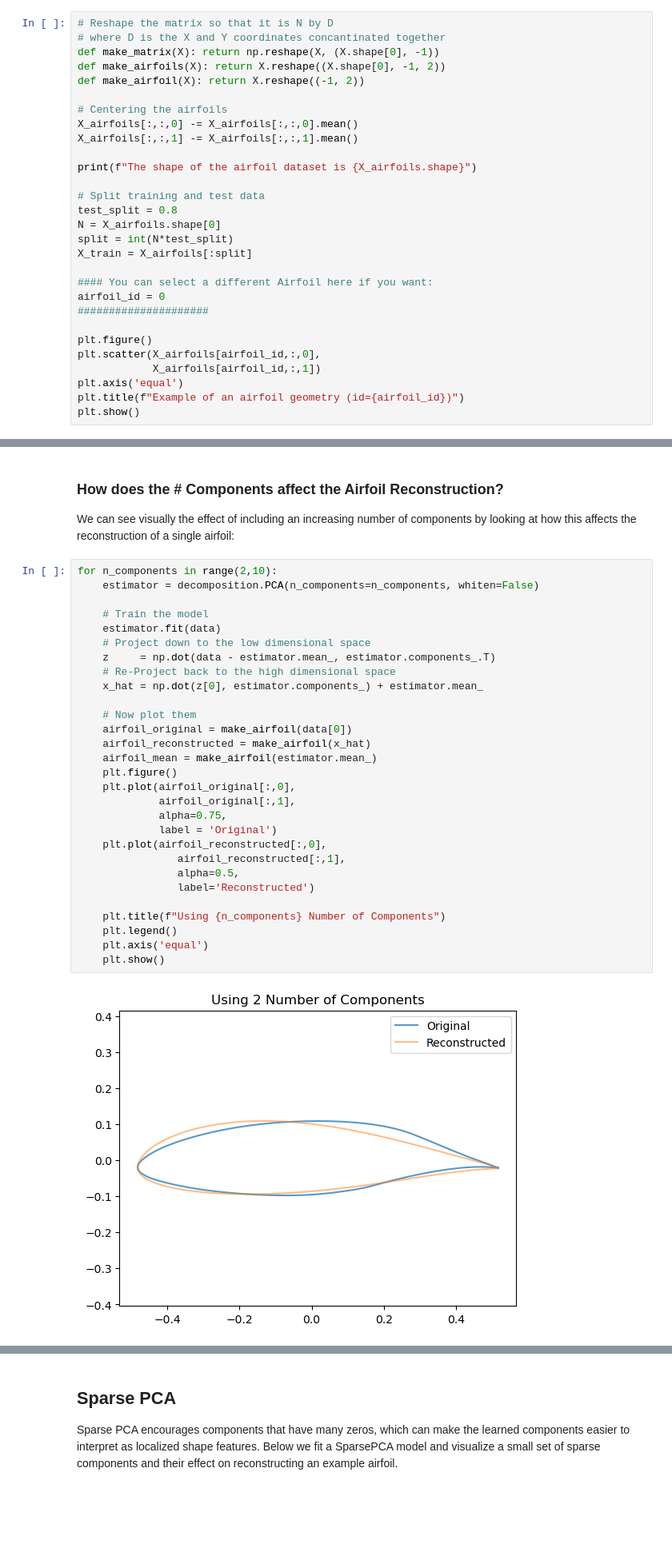
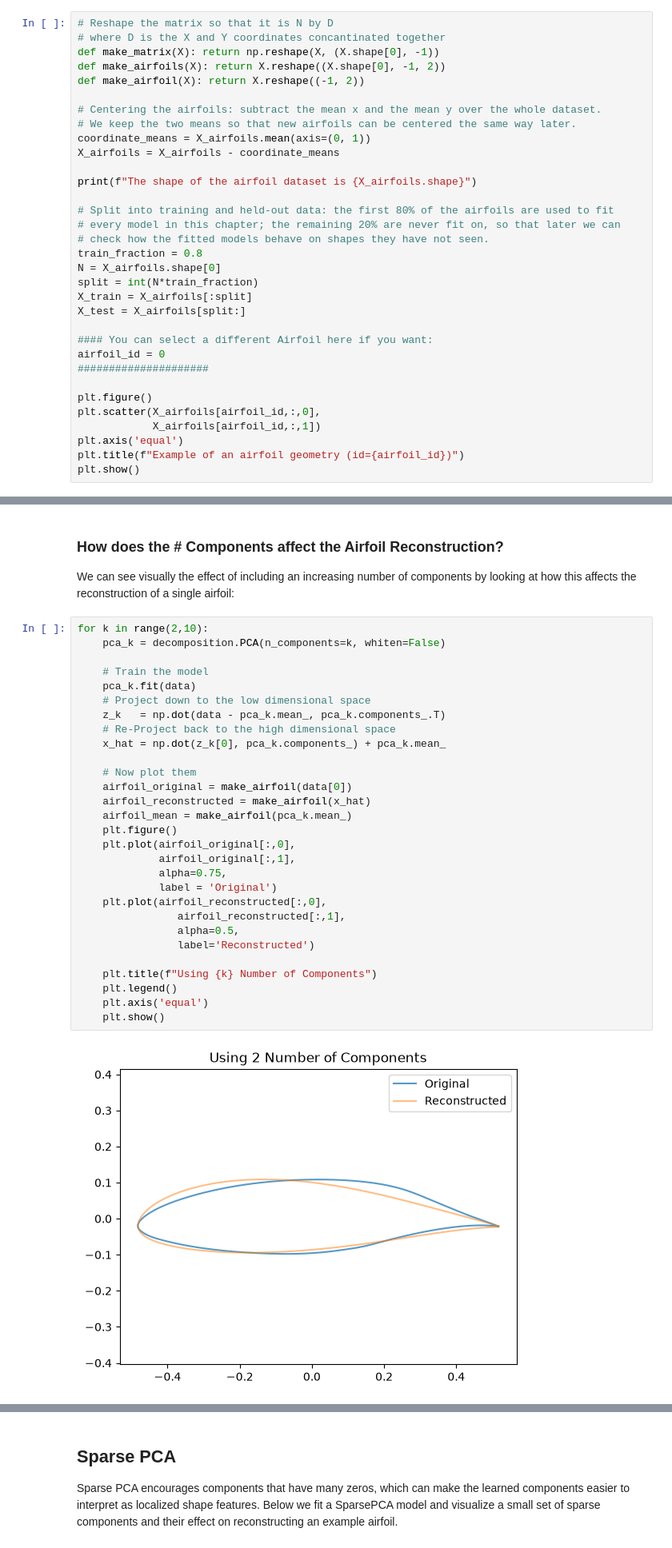
Before and after one commit to IDEALLab/ML4ME_Textbook, a Jupyter notebook: part1/linear_decompositions.ipynb, the cells around one changed output, grey strips where cells are left out. Shown at 80% size. Saved outputs shown, nothing was run; the diff lists cells and outputs as text; blank space fills up the shorter version.

```diff
--- a/part1/linear_decompositions.ipynb
+++ b/part1/linear_decompositions.ipynb
@@ -35,17 +45,21 @@ def make_matrix(X): return np.reshape(X, (X.shape[0], -1))
 def make_airfoils(X): return X.reshape((X.shape[0], -1, 2))
 def make_airfoil(X): return X.reshape((-1, 2))
 
-# Centering the airfoils
-X_airfoils[:,:,0] -= X_airfoils[:,:,0].mean()
-X_airfoils[:,:,1] -= X_airfoils[:,:,1].mean()
+# Centering the airfoils: subtract the mean x and the mean y over the whole dataset.
+# We keep the two means so that new airfoils can be centered the same way later.
+coordinate_means = X_airfoils.mean(axis=(0, 1))
+X_airfoils = X_airfoils - coordinate_means
 
 print(f"The shape of the airfoil dataset is {X_airfoils.shape}")
 
-# Split training and test data
-test_split = 0.8
+# Split into training and held-out data: the first 80% of the airfoils are used to fit
+# every model in this chapter; the remaining 20% are never fit on, so that later we can
+# check how the fitted models behave on shapes they have not seen.
+train_fraction = 0.8
 N = X_airfoils.shape[0]
-split = int(N*test_split)
+split = int(N*train_fraction)
 X_train = X_airfoils[:split]
+X_test = X_airfoils[split:]
 
 #### You can select a different Airfoil here if you want:
 airfoil_id = 0
@@ -261,33 +279,33 @@ array([ 0.26565954, -0.30692116,  0.18797174, -0.0349173 , -0.0307379 ,
 
 We can see visually the effect of including an increasing number of components by looking at how this affects the reconstruction of a single airfoil:
 # %%
-for n_components in range(2,10):
-    estimator = decomposition.PCA(n_components=n_components, whiten=False)
+for k in range(2,10):
+    pca_k = decomposition.PCA(n_components=k, whiten=False)
 
     # Train the model
-    estimator.fit(data)
+    pca_k.fit(data)
     # Project down to the low dimensional space
-    z     = np.dot(data - estimator.mean_, estimator.components_.T)
+    z_k   = np.dot(data - pca_k.mean_, pca_k.components_.T)
     # Re-Project back to the high dimensional space
-    x_hat = np.dot(z[0], estimator.components_) + estimator.mean_
+    x_hat = np.dot(z_k[0], pca_k.components_) + pca_k.mean_
 
     # Now plot them
     airfoil_original = make_airfoil(data[0])
     airfoil_reconstructed = make_airfoil(x_hat)
-    airfoil_mean = make_airfoil(estimator.mean_)
+    airfoil_mean = make_airfoil(pca_k.mean_)
     plt.figure()
     plt.plot(airfoil_original[:,0],
              airfoil_original[:,1],
              alpha=0.75,
              label = 'Original')
     plt.plot(airfoil_reconstructed[:,0],
                 airfoil_reconstructed[:,1],
                 alpha=0.5,
                 label='Reconstructed')
 
-    plt.title(f"Using {n_components} Number of Components")
+    plt.title(f"Using {k} Number of Components")
     plt.legend()
     plt.axis('equal')
     plt.show()
 # %% [output]
-[figure, old version]
+[figure, new version]
```
Also changed, not shown: parts of 44 cells of this notebook, 2 other files.
